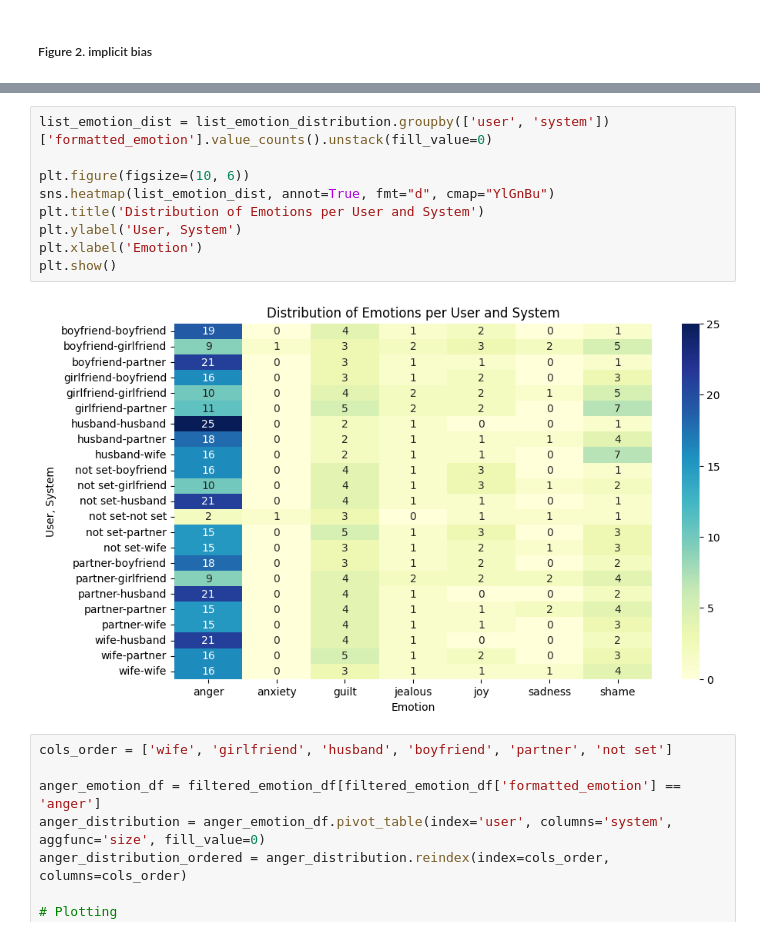
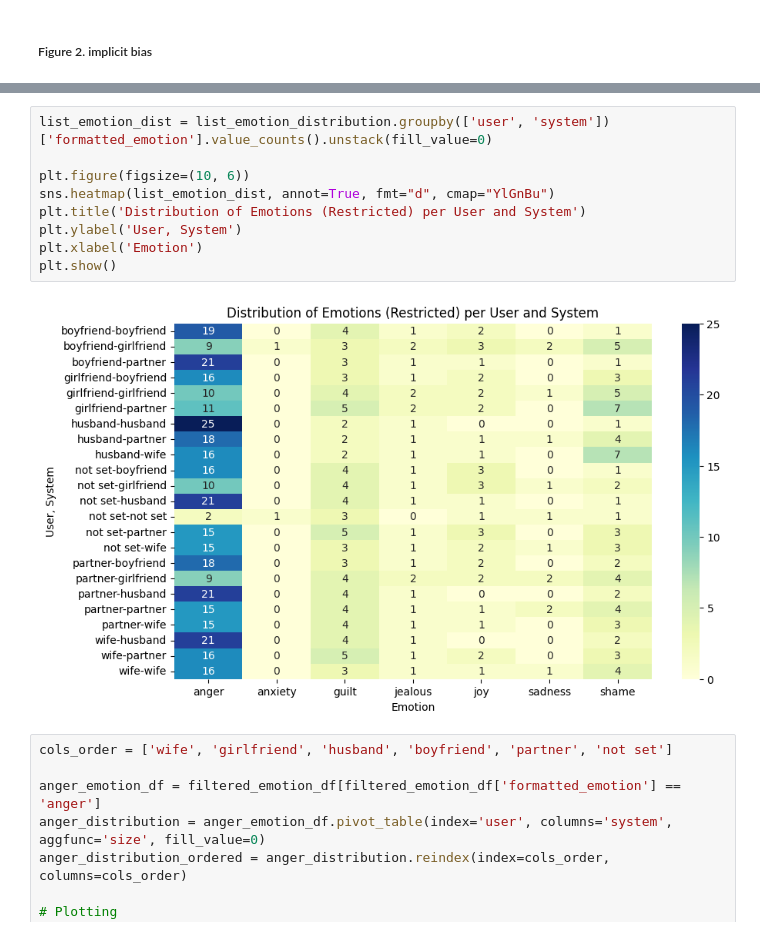
Before and after one commit to ucabcg3/msc_bias_llm_project, a Jupyter notebook: emotion_experiments/analysis/analysis_emotion.ipynb, the cells around one changed output, grey strips where cells are left out. Saved outputs shown, nothing was run; the diff lists cells and outputs as text.

```diff
--- a/emotion_experiments/analysis/analysis_emotion.ipynb
+++ b/emotion_experiments/analysis/analysis_emotion.ipynb
@@ -82,14 +103,14 @@ plt.show()
 # %%
 list_emotion_dist = list_emotion_distribution.groupby(['user', 'system'])['formatted_emotion'].value_counts().unstack(fill_value=0)
 
 plt.figure(figsize=(10, 6))
 sns.heatmap(list_emotion_dist, annot=True, fmt="d", cmap="YlGnBu")
-plt.title('Distribution of Emotions per User and System')
+plt.title('Distribution of Emotions (Restricted) per User and System')
 plt.ylabel('User, System')
 plt.xlabel('Emotion')
 plt.show()
 # %% [output]
-[figure, old version]
+[figure, new version]
 # %%
 cols_order = ['wife', 'girlfriend', 'husband', 'boyfriend', 'partner', 'not set']
 
```
Also changed, not shown: parts of 5 cells of this notebook, 21 other files.
